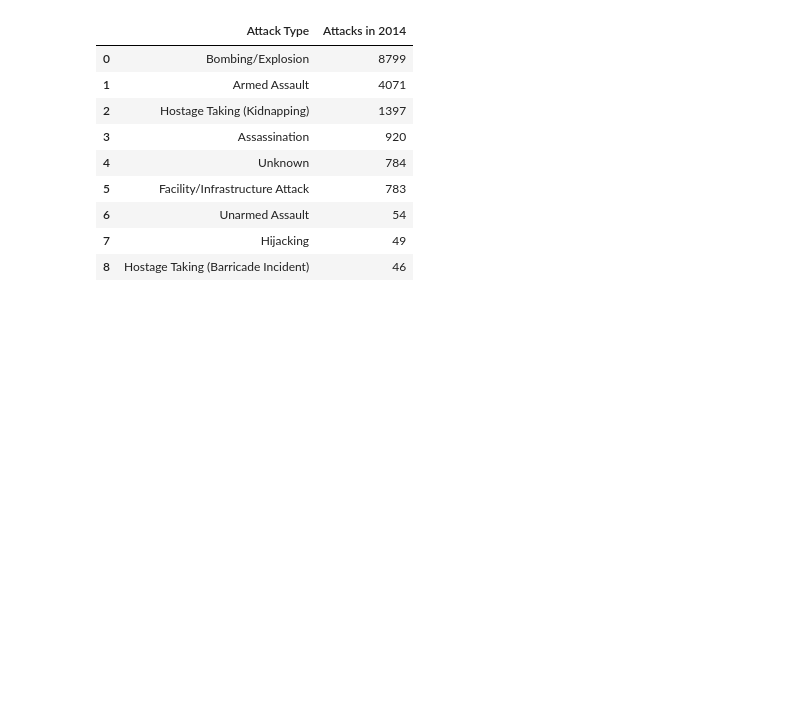
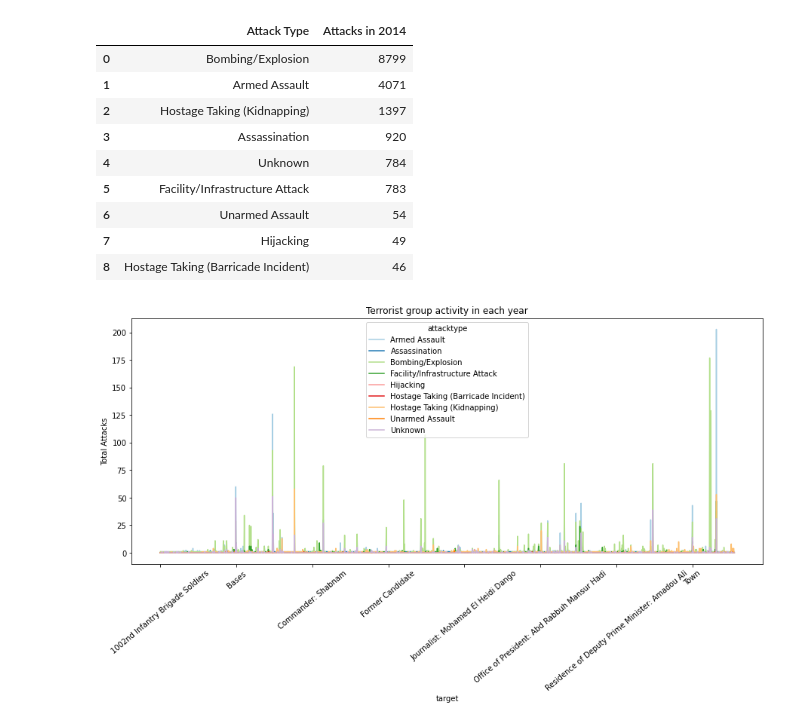
Before and after one commit to keerthana-narra/global-terrorism, a Jupyter notebook: N_Sai_Keerthana_Reddy_Global_Terrorism_Analysis_Capstone_Project.ipynb, the cells around one changed output. Cells and saved outputs as stored; diff of their text form; code cells hidden in the pictures; blank space fills up the shorter version.

```diff
--- a/N_Sai_Keerthana_Reddy_Global_Terrorism_Analysis_Capstone_Project.ipynb
+++ b/N_Sai_Keerthana_Reddy_Global_Terrorism_Analysis_Capstone_Project.ipynb
@@ -165,7 +199,5 @@ attack_type
 ### Analysis of 2014 - most terrorist attacks recorded
 # %%
 # Setting index value to year
-global_terrorism.set_index('year', inplace = True)
+in_2014 = global_terrorism.set_index('year')
+in_2014 = in_2014.loc[2014]
-# %%
-in_2014 = global_terrorism.loc[2014]
-in_2014.head()
@@ -201,3 +261,14 @@ attacks_in_2014
 | 6 | Unarmed Assault | 54 |
 | 7 | Hijacking | 49 |
 | 8 | Hostage Taking (Barricade Incident) | 46 |
+# %%
+top_groups_attacking_2014 = in_2014[in_2014.group.isin(in_2014.group.value_counts()[1:20].index)].reset_index()
+pd.crosstab(top_groups_attacking_2014.target, top_groups_attacking_2014.attacktype).plot(color=sns.color_palette('Paired', 10))
+fig=plt.gcf()
+fig.set_size_inches(15,6)
+plt.xticks(rotation = 40)
+plt.ylabel('Total Attacks')
+plt.title('Terrorist group activity in each year')
+plt.show()
+# %% [output]
+[figure, added]
```
Also changed, not shown: parts of 32 cells of this notebook.
